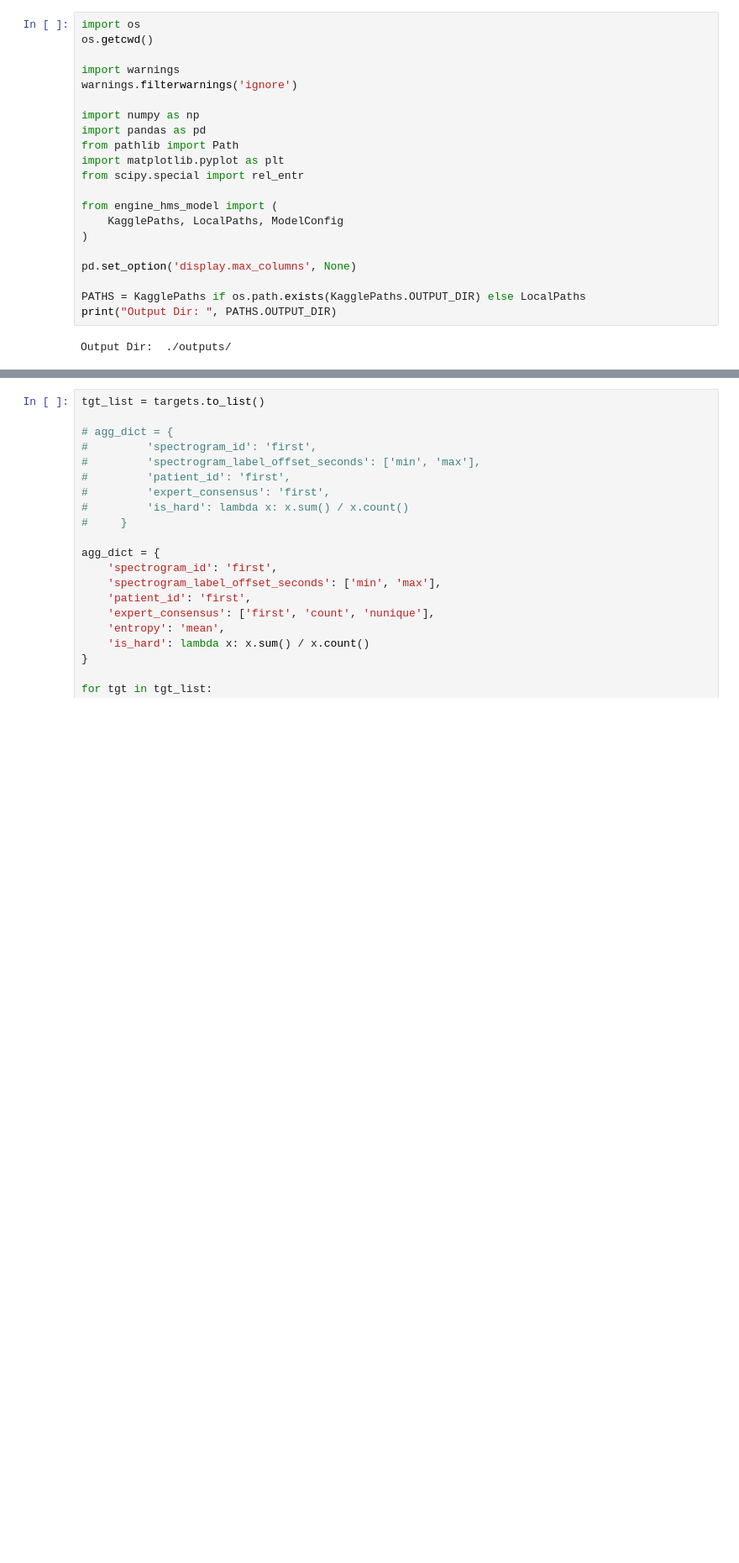
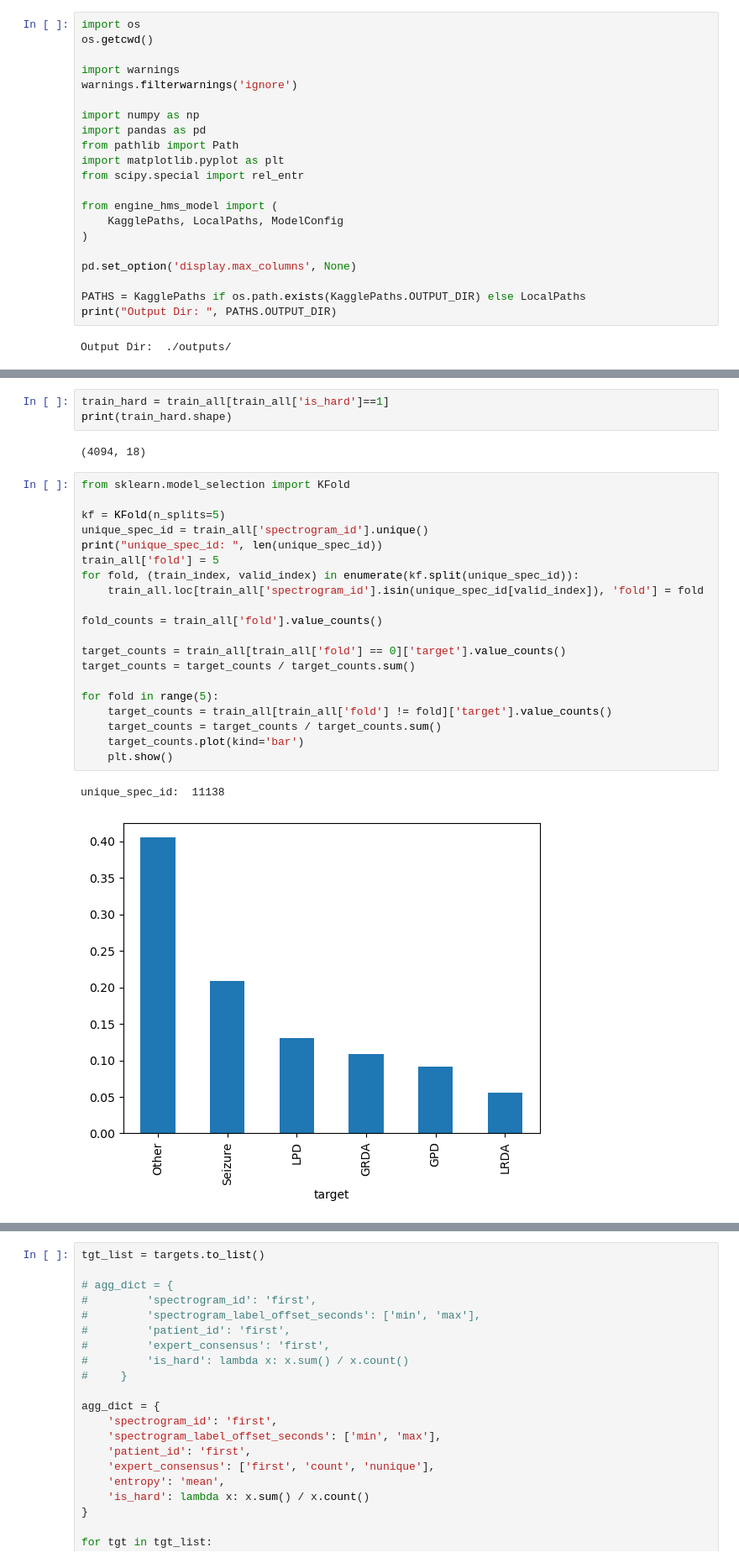
Before and after one commit to AzimuthLI/kaggle_hms, a Jupyter notebook: EDA_Data_Split.ipynb, the cells around one changed output, grey strips where cells are left out. Shown at 84% size. Cells and saved outputs as stored; diff of their text form; blank space fills up the shorter version.

Commit message:
1d models

```diff
--- a/EDA_Data_Split.ipynb
+++ b/EDA_Data_Split.ipynb
@@ -39,0 +97,28 @@ targets:  ['seizure_vote', 'lpd_vote', 'gpd_vote', 'lrda_vote', 'grda_vote', 'ot
+# %%
+train_hard = train_all[train_all['is_hard']==1]
+print(train_hard.shape)
+# %% [output]
+(4094, 18)
+# %%
+from sklearn.model_selection import KFold
+
+kf = KFold(n_splits=5)
+unique_spec_id = train_all['spectrogram_id'].unique()
+print("unique_spec_id: ", len(unique_spec_id))
+train_all['fold'] = 5
+for fold, (train_index, valid_index) in enumerate(kf.split(unique_spec_id)):
+    train_all.loc[train_all['spectrogram_id'].isin(unique_spec_id[valid_index]), 'fold'] = fold
+
+fold_counts = train_all['fold'].value_counts()
+
+target_counts = train_all[train_all['fold'] == 0]['target'].value_counts()
+target_counts = target_counts / target_counts.sum()
+
+for fold in range(5):
+    target_counts = train_all[train_all['fold'] != fold]['target'].value_counts()
+    target_counts = target_counts / target_counts.sum()
+    target_counts.plot(kind='bar')
+    plt.show()
+# %% [output]
+unique_spec_id:  11138
+[figure, added]
```
Also changed, not shown: parts of 16 cells of this notebook, 4 other files.
